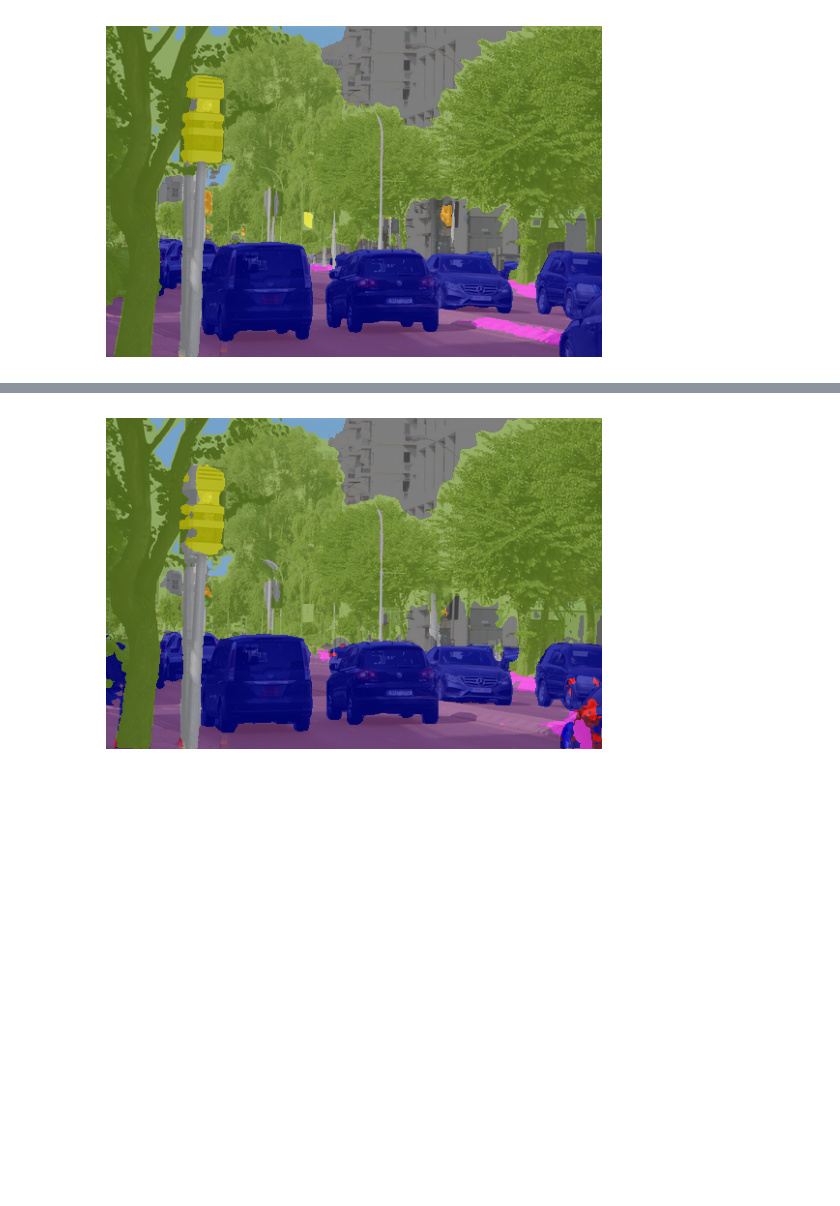
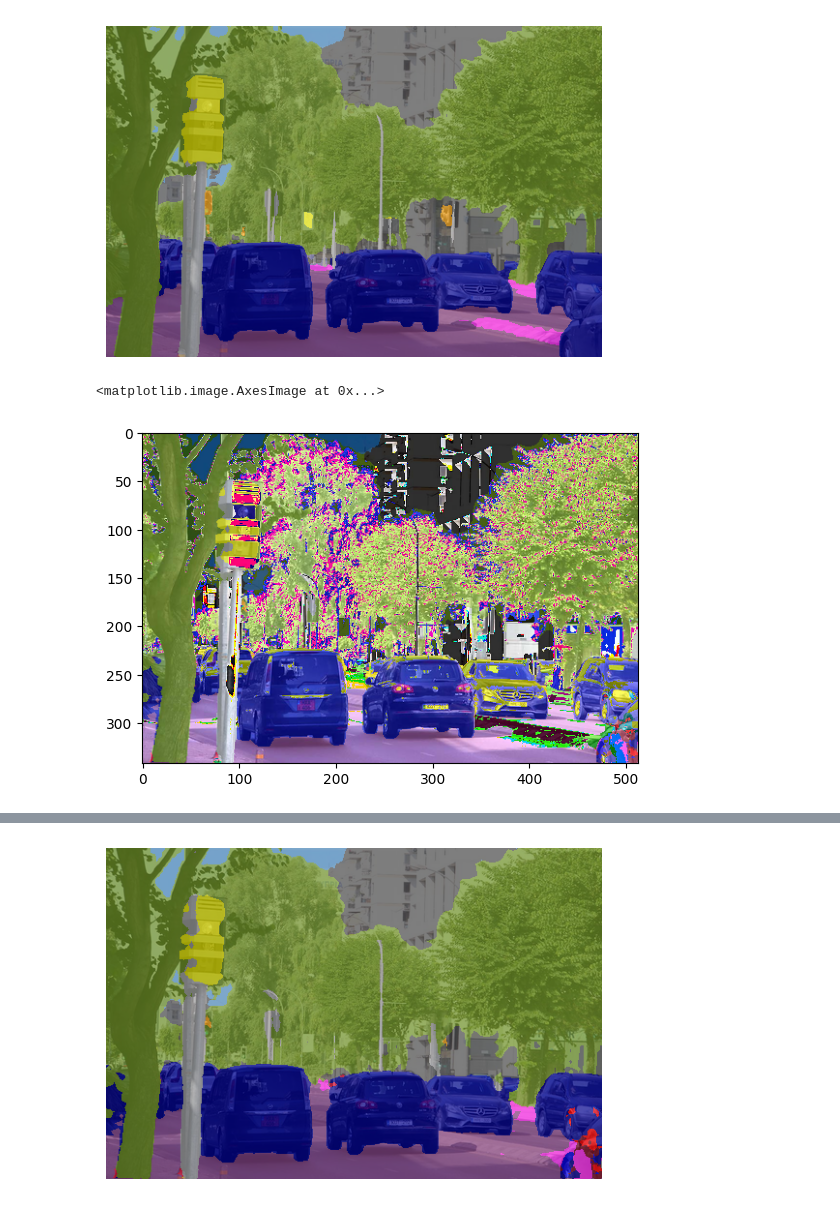
Before and after one commit to bartoszkozakiewicz/DeepLearning, a Jupyter notebook: CityScapes_Segmentation.ipynb, the cells around one changed output, grey strips where cells are left out. Saved outputs shown, nothing was run; the diff lists cells and outputs as text; code cells hidden in the pictures; blank space fills up the shorter version.

```diff
--- a/CityScapes_Segmentation.ipynb
+++ b/CityScapes_Segmentation.ipynb
@@ -957,6 +957,25 @@ class DeepLabModel(object):
     seg_map = batch_seg_map[0]
     return resized_image, seg_map
 
+  def run2(self, image):
+    """Runs inference on a single image.
+
+    Args:
+      image: A PIL.Image object, raw input image.
+
+    Returns:
+      resized_image: RGB image resized from original input image.
+      seg_map: Segmentation map of `resized_image`.
+    """
+    width, height = image.size
+    resize_ratio = 1.0 * self.INPUT_SIZE / max(width, height)
+    target_size = (int(resize_ratio * width), int(resize_ratio * height))
+    resized_image = image.convert('RGB').resize((256,256), Image.ANTIALIAS)
+    batch_seg_map = self.sess.run(
+        self.OUTPUT_TENSOR_NAME,
+        feed_dict={self.INPUT_TENSOR_NAME: [np.asarray(resized_image)]})
+    seg_map = batch_seg_map[0]
+    return resized_image, seg_map
 
 def create_cityscapes_label_colormap():
   """Creates a label colormap used in CITYSCAPES segmentation benchmark.
@@ -1029,6 +1048,13 @@ plt.imshow(seg_image,alpha=0.7)
 plt.axis(False);
 # %% [output]
 [figure]
+# %%
+alpha = 0.7
+overlayed_arr = resized_im + alpha * seg_image
+plt.imshow(overlayed_arr.astype("uint8"))
+# %% [output]
+<matplotlib.image.AxesImage at 0x...>
+[figure, added]
 # %%
 %%time
 resized_im, seg_map = MODEL2.run(image1)
```
Also changed, not shown: parts of 3 cells of this notebook.
